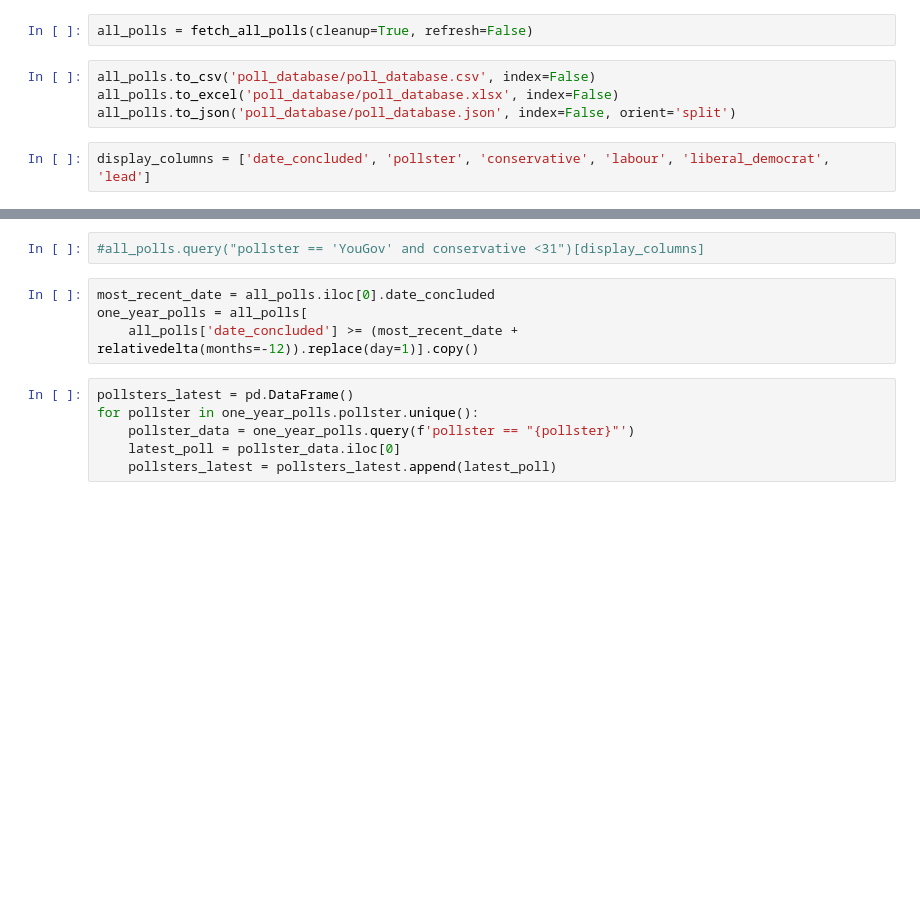
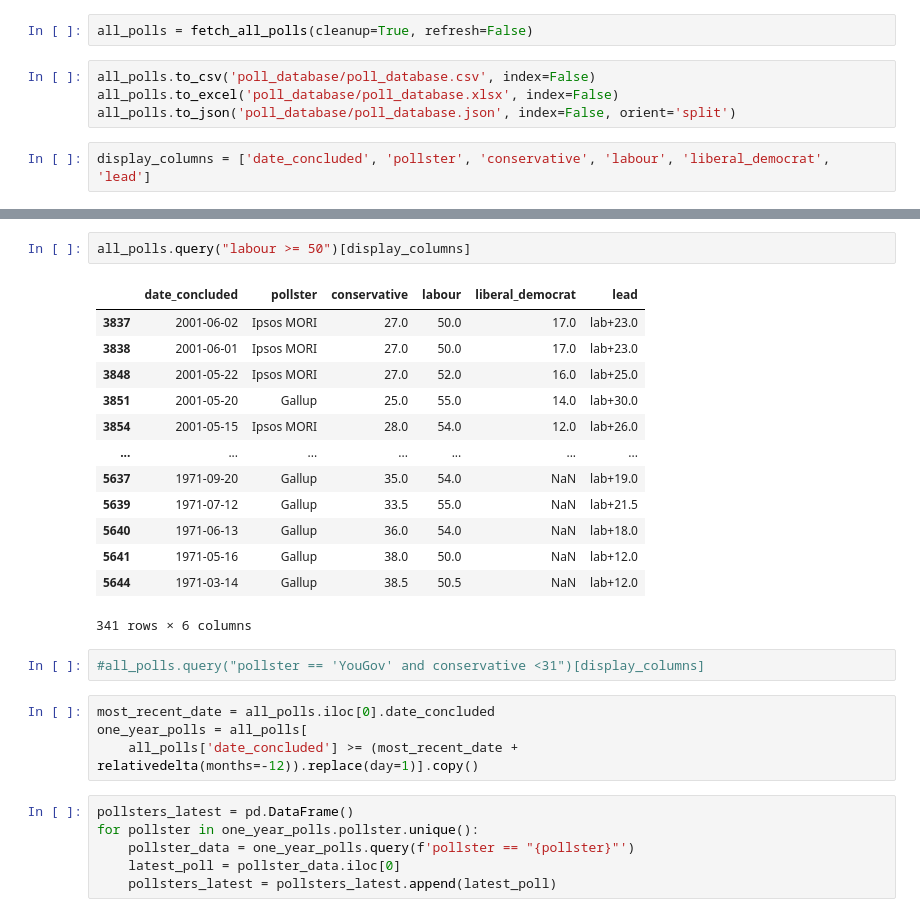
Before and after one commit to AndyLawton/uk_general_election_polls, a Jupyter notebook: main.ipynb, the cells around one changed output, grey strips where cells are left out. Cells and saved outputs as stored; diff of their text form; blank space fills up the shorter version.

```diff
--- a/main.ipynb
+++ b/main.ipynb
@@ -17,3 +63,19 @@ display_columns = ['date_concluded', 'pollster', 'conservative', 'labour', 'libe
+# %%
+all_polls.query("labour >= 50")[display_columns]
+# %% [output]
+|  | date_concluded | pollster | conservative | labour | liberal_democrat | lead |
+| 3837 | 2001-06-02 | Ipsos MORI | 27.0 | 50.0 | 17.0 | lab+23.0 |
+| 3838 | 2001-06-01 | Ipsos MORI | 27.0 | 50.0 | 17.0 | lab+23.0 |
+| 3848 | 2001-05-22 | Ipsos MORI | 27.0 | 52.0 | 16.0 | lab+25.0 |
+| 3851 | 2001-05-20 | Gallup | 25.0 | 55.0 | 14.0 | lab+30.0 |
+| 3854 | 2001-05-15 | Ipsos MORI | 28.0 | 54.0 | 12.0 | lab+26.0 |
+| ... | ... | ... | ... | ... | ... | ... |
+| 5637 | 1971-09-20 | Gallup | 35.0 | 54.0 | NaN | lab+19.0 |
+| 5639 | 1971-07-12 | Gallup | 33.5 | 55.0 | NaN | lab+21.5 |
+| 5640 | 1971-06-13 | Gallup | 36.0 | 54.0 | NaN | lab+18.0 |
+| 5641 | 1971-05-16 | Gallup | 38.0 | 50.0 | NaN | lab+12.0 |
+| 5644 | 1971-03-14 | Gallup | 38.5 | 50.5 | NaN | lab+12.0 |
+341 rows × 6 columns
 # %%
 #all_polls.query("pollster == 'YouGov' and conservative <31")[display_columns]
 # %%
```
Also changed, not shown: parts of 9 cells of this notebook, 7 other files.
